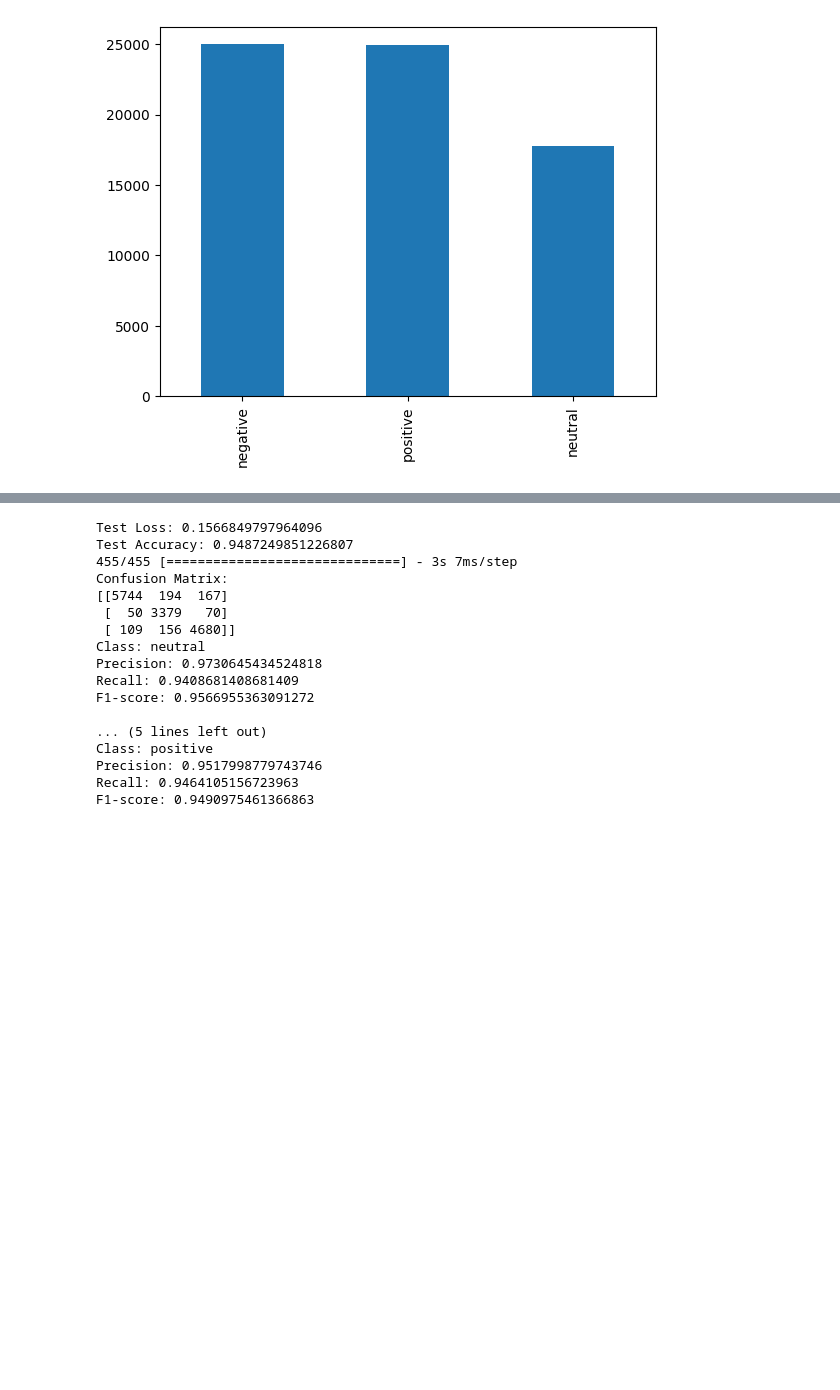
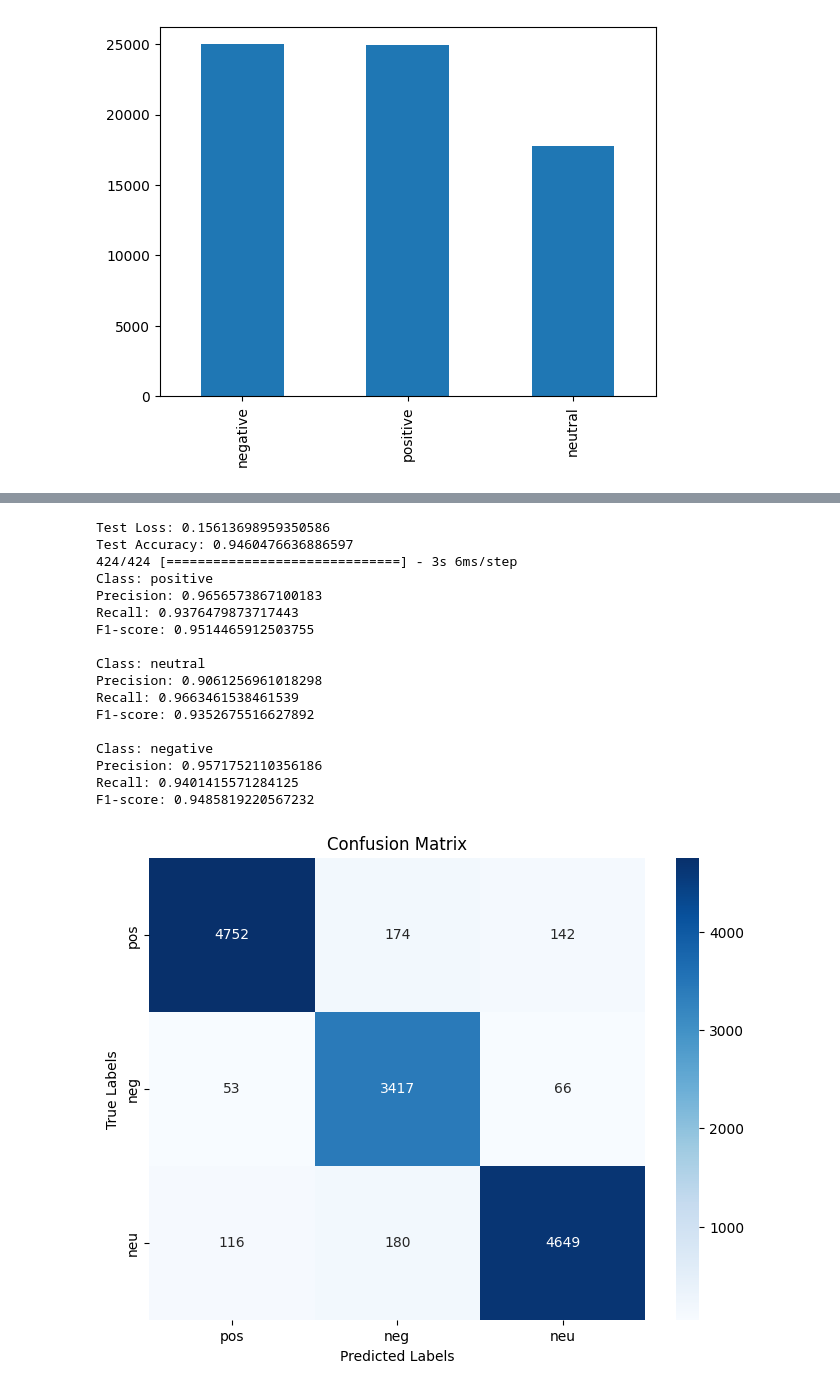
Before and after one commit to Notties/LabPython, a Jupyter notebook: models/modelEN.ipynb, the cells around one changed output, grey strips where cells are left out. Cells and saved outputs as stored; diff of their text form; code cells hidden in the pictures; blank space fills up the shorter version.

```diff
--- a/models/modelEN.ipynb
+++ b/models/modelEN.ipynb
@@ -170,50 +188,60 @@ Epoch 5: val_loss did not improve from 0.15668
 # Load the best model
 model = load_model(filename)
 
 # Evaluate the model
 loss, accuracy = model.evaluate(x_test, y_test, verbose=0)
 print("Test Loss:", loss)
 print("Test Accuracy:", accuracy)
 
 # Predict classes for test data
 y_pred = model.predict(x_test)
 predicted_classes = np.argmax(y_pred, axis=1)
 
+# Define class labels
+class_labels = ['pos', 'neg', 'neu']
+
 # Compute confusion matrix
 confusion_mat = confusion_matrix(np.argmax(y_test, axis=1), predicted_classes)
-print("Confusion Matrix:")
-print(confusion_mat)
 
 # Calculate precision, recall, and F1-score
 precision = precision_score(np.argmax(y_test, axis=1), predicted_classes, average=None)
 recall = recall_score(np.argmax(y_test, axis=1), predicted_classes, average=None)
 f1 = f1_score(np.argmax(y_test, axis=1), predicted_classes, average=None)
 
 # Print precision, recall, and F1-score for each class
 for i, label in enumerate(set(df['sentiment'])):
     print(f"Class: {label}")
     print("Precision:", precision[i])
     print("Recall:", recall[i])
     print("F1-score:", f1[i])
     print()
+
+# Plot confusion matrix
+plt.figure(figsize=(8, 6))
+sns.heatmap(confusion_mat, annot=True, fmt='d', cmap='Blues', xticklabels=class_labels, yticklabels=class_labels)
+plt.xlabel('Predicted Labels')
+plt.ylabel('True Labels')
+plt.title('Confusion Matrix')
+plt.show()
 # %% [output]
-Test Loss: 0.1566849797964096
-Test Accuracy: 0.9487249851226807
-455/455 [==============================] - 3s 7ms/step
-Confusion Matrix:
-[[5744  194  167]
- [  50 3379   70]
- [ 109  156 4680]]
+Test Loss: 0.15613698959350586
+Test Accuracy: 0.9460476636886597
+424/424 [==============================] - 3s 6ms/step
+Class: positive
+Precision: 0.9656573867100183
+Recall: 0.9376479873717443
+F1-score: 0.9514465912503755
+
 Class: neutral
-Precision: 0.9730645434524818
-Recall: 0.9408681408681409
-F1-score: 0.9566955363091272
+Precision: 0.9061256961018298
+Recall: 0.9663461538461539
+F1-score: 0.9352675516627892
 
-... (5 lines left out)
-Class: positive
-Precision: 0.9517998779743746
-Recall: 0.9464105156723963
-F1-score: 0.9490975461366863
+Class: negative
+Precision: 0.9571752110356186
+Recall: 0.9401415571284125
+F1-score: 0.9485819220567232
+[figure, added]
 # %%
 # Save the trained model and the tokenizer to disk
 model.save('sentiment_analysis_modelEN.h5')
```
Also changed, not shown: parts of 6 cells of this notebook, 10 other files.
